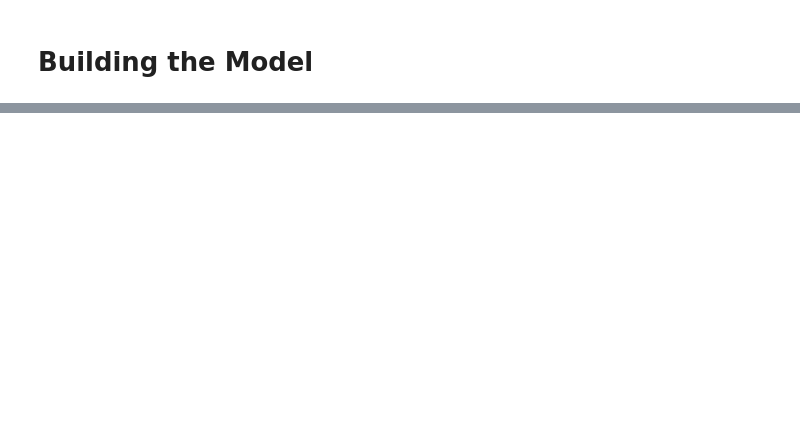
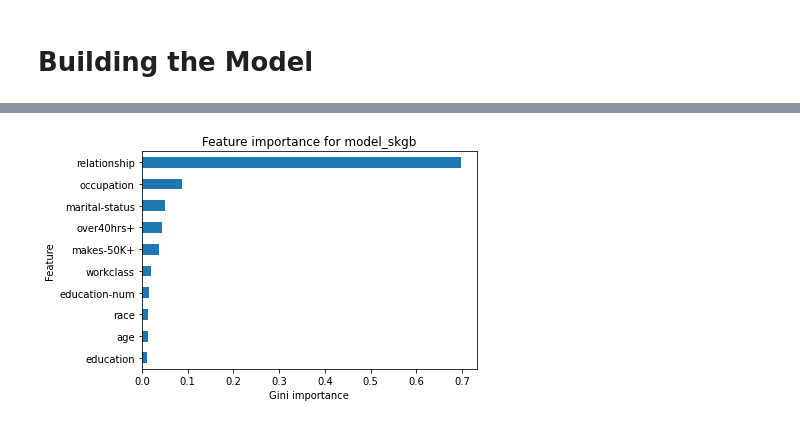
Before and after one commit to VPDeb/DS-Unit-2-Applied-Modeling, a Jupyter notebook: Build Week Project/Untitled.ipynb, the cells around one changed output, grey strips where cells are left out. Cells and saved outputs as stored; diff of their text form; code cells hidden in the pictures; blank space fills up the shorter version.

Commit message:
complete graphs next is to tweak

```diff
--- a/Build Week Project/Untitled.ipynb
+++ b/Build Week Project/Untitled.ipynb
@@ -254,7 +254,7 @@ census.head()
 | 4 | 18 | Private | 103497 | Some-college | 10 | Never-married | Prof-specialty | Own-child | ... |
 # %%
 # Time to drop columns we don't need anylonger.  Feature'fnlwgt' is high card and Unnecessary while 'sex' would now become a leaky feature and income and hours per week are now redundant
-census = census.drop(columns=['fnlwgt','income','hours-per-week','sex'])
+census = census.drop(columns=['fnlwgt','income','hours-per-week','sex','capital-gain','capital-loss'])
 # %%
 census
 # %% [output]
@@ -563,0 +606,12 @@ Validation accuracy: 0.8432637182637183
+# %%
+import matplotlib.pyplot as plt
+
+importances = modelxgb.named_steps['xgbclassifier'].feature_importances_
+
+feat_imp = pd.Series(importances, index=X_train.columns).sort_values()
+feat_imp.tail(10).plot(kind='barh')
+plt.xlabel('Gini importance')
+plt.ylabel('Feature')
+plt.title('Feature importance for model_skgb');
+# %% [output]
+[figure, added]
```
Also changed, not shown: parts of 40 cells of this notebook.
